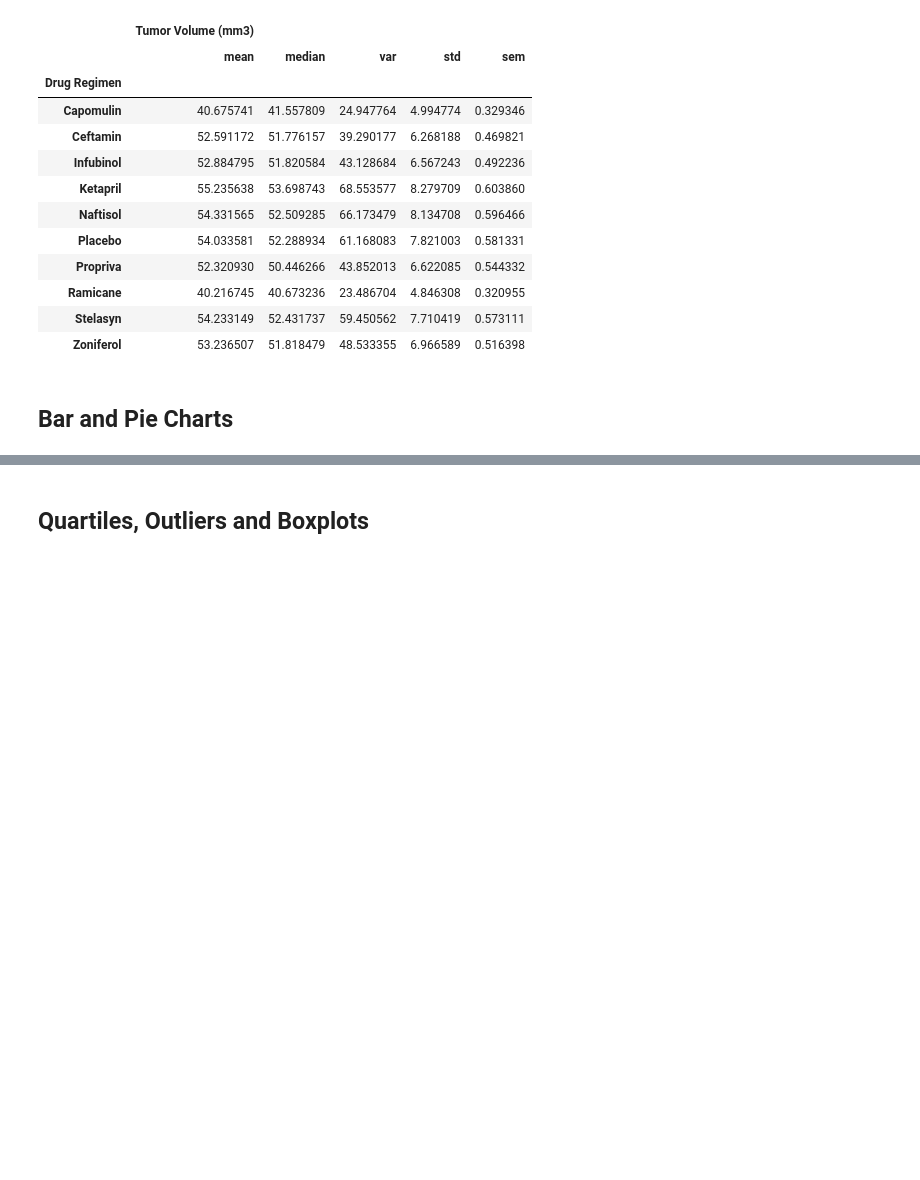
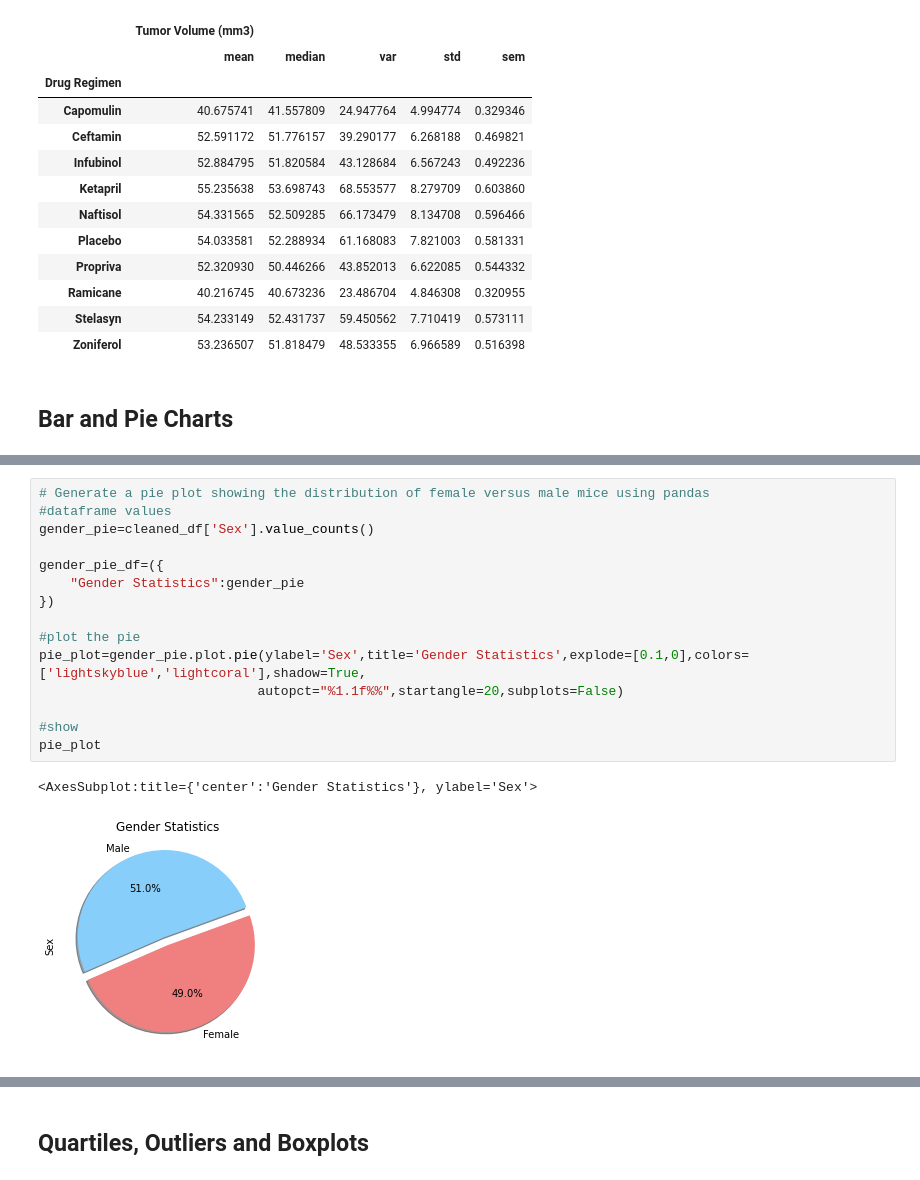
Before and after one commit to Mitchemoto/matplotlib-challenge, a Jupyter notebook: Pymaceuticals/pymaceuticals_starter.ipynb, the cells around one changed output, grey strips where cells are left out. Drawn from its saved outputs; the diff is of its cells as text; blank space fills up the shorter version.

```diff
--- a/Pymaceuticals/pymaceuticals_starter.ipynb
+++ b/Pymaceuticals/pymaceuticals_starter.ipynb
@@ -176,0 +196,18 @@ Text(0, 0.5, 'Candidate Count')
+# %%
+# Generate a pie plot showing the distribution of female versus male mice using pandas
+#dataframe values
+gender_pie=cleaned_df['Sex'].value_counts()
+
+gender_pie_df=({
+    "Gender Statistics":gender_pie
+})
+
+#plot the pie
+pie_plot=gender_pie.plot.pie(ylabel='Sex',title='Gender Statistics',explode=[0.1,0],colors=['lightskyblue','lightcoral'],shadow=True,
+                            autopct="%1.1f%%",startangle=20,subplots=False)
+
+#show
+pie_plot
+# %% [output]
+<AxesSubplot:title={'center':'Gender Statistics'}, ylabel='Sex'>
+[figure, added]
```
Also changed, not shown: parts of 8 cells of this notebook.
